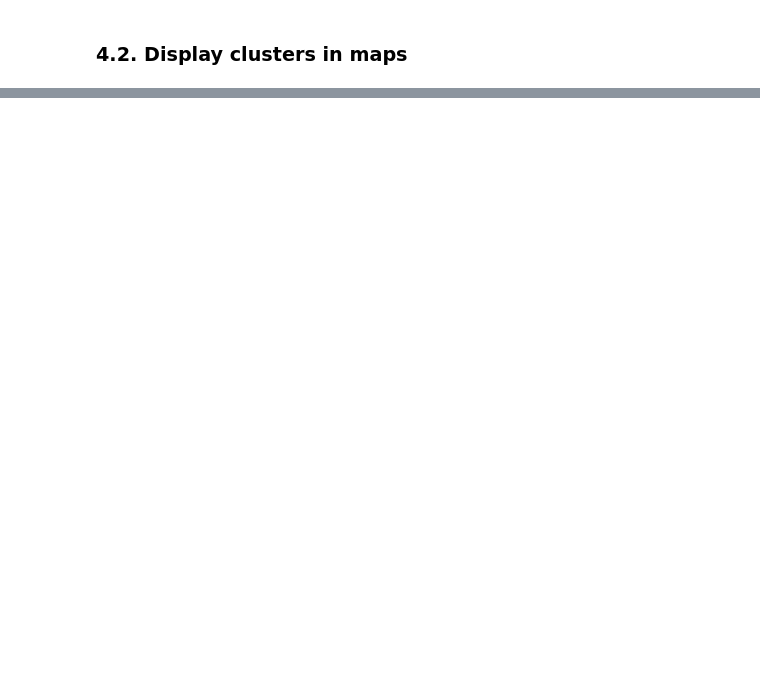
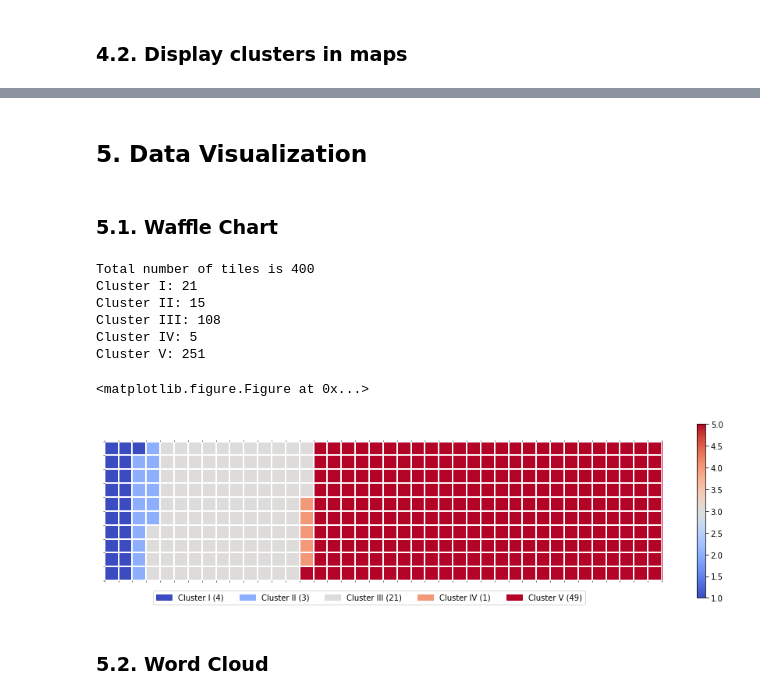
Before and after one commit to Haroldov/Coursera_Capstone, a Jupyter notebook: CAPP.ipynb, the cells around one changed output, grey strips where cells are left out. Saved outputs shown, nothing was run; the diff lists cells and outputs as text; code cells hidden in the pictures; blank space fills up the shorter version.

```diff
--- a/CAPP.ipynb
+++ b/CAPP.ipynb
@@ -515,0 +535,3 @@ map_clusters
+# %%
+cl2 = tony_merged.loc[tony_merged['Cluster Labels'] == 1, tony_merged.columns[[1] + list(range(5, tony_merged.shape[1]))]]
+cl2
@@ -515,0 +543,4 @@ map_clusters
+# %%
+pd.set_option('max_rows', 100)
+cl3 = tony_merged.loc[tony_merged['Cluster Labels'] == 2, tony_merged.columns[[1] + list(range(5, tony_merged.shape[1]))]]
+cl3
@@ -515,0 +567,3 @@ map_clusters
+# %%
+cl4 = tony_merged.loc[tony_merged['Cluster Labels'] == 3, tony_merged.columns[[1] + list(range(5, tony_merged.shape[1]))]]
+cl4
@@ -515,0 +590,3 @@ map_clusters
+# %%
+cl5 = tony_merged.loc[tony_merged['Cluster Labels'] == 4, tony_merged.columns[[1] + list(range(5, tony_merged.shape[1]))]]
+cl5
@@ -515,0 +599,4 @@ map_clusters
+# %% [markdown]
+## 5. Data Visualization
+# %% [markdown]
+### 5.1. Waffle Chart
@@ -515,0 +692,22 @@ map_clusters
+# %%
+index = ['Cluster I', 'Cluster II', 'Cluster III', 'Cluster IV','Cluster V']
+portions = [cl5.shape[0], cl1.shape[0], cl4.shape[0], cl2.shape[0], cl3.shape[0]]
+width = 40 # width of chart
+height = 10 # height of chart
+
+categories = index # categories
+values = portions # correponding values of categories
+
+colormap = plt.cm.coolwarm# color map class
+create_waffle_chart(categories, values, height, width, colormap)
+# %% [output]
+Total number of tiles is 400
+Cluster I: 21
+Cluster II: 15
+Cluster III: 108
+Cluster IV: 5
+Cluster V: 251
+<matplotlib.figure.Figure at 0x...>
+[figure, added]
+# %% [markdown]
+### 5.2. Word Cloud
```
Also changed, not shown: parts of 19 cells of this notebook.
